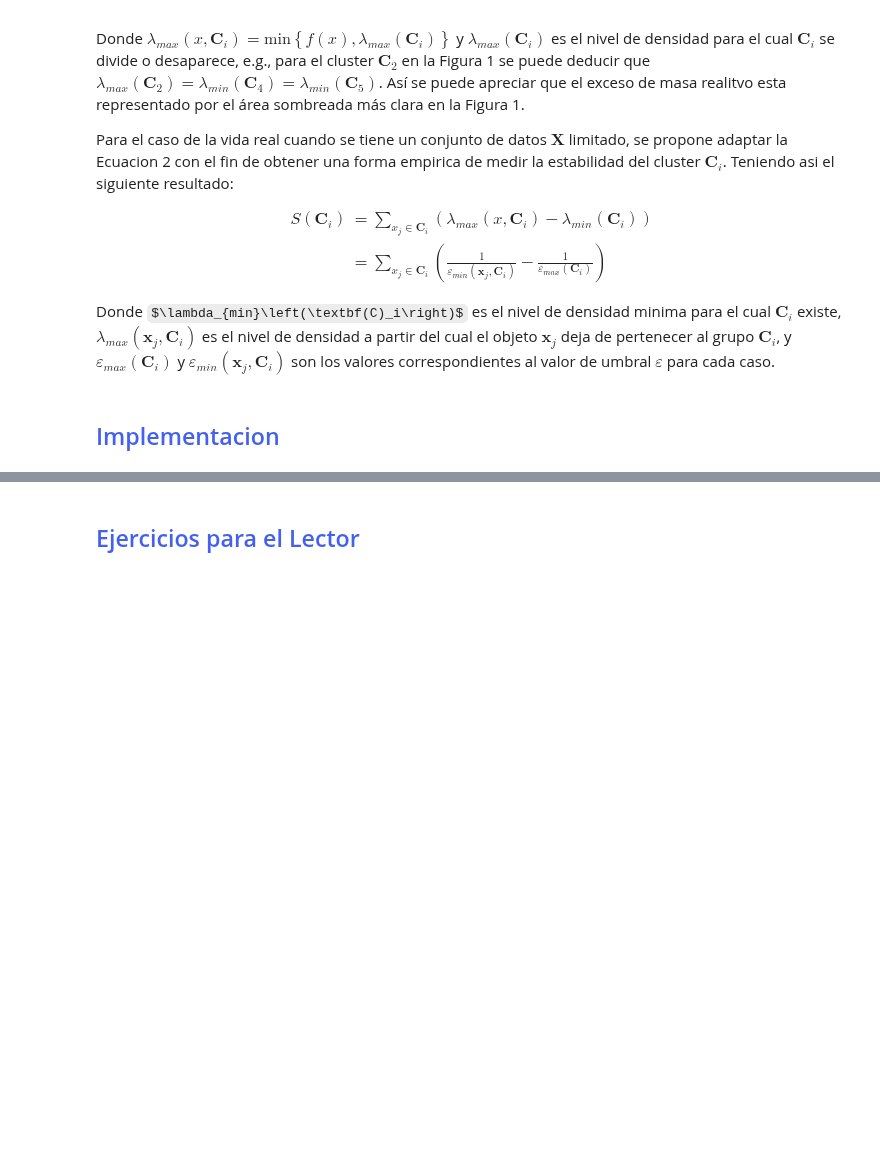
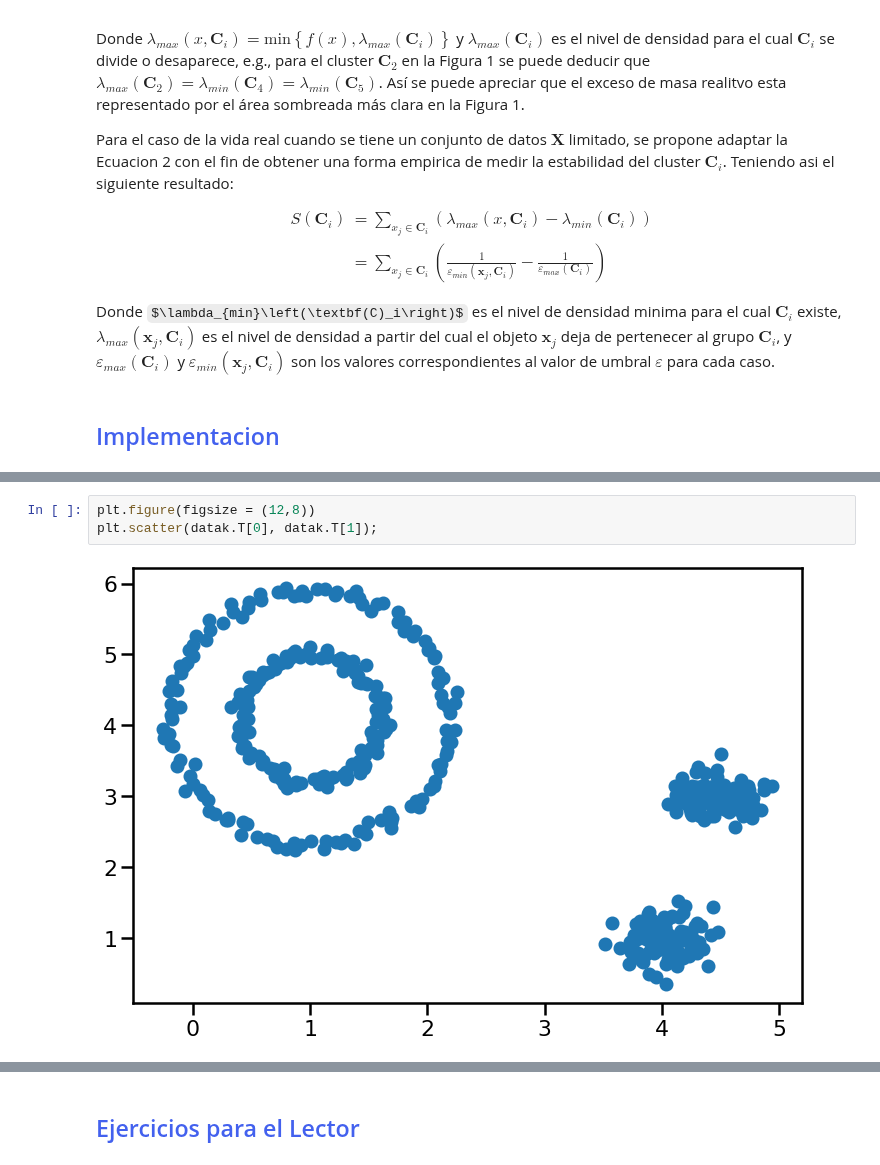
Before and after one commit to Datavaid/HDBSCAN, a Jupyter notebook: HDBSCAN.ipynb, the cells around one changed output, grey strips where cells are left out. Drawn from its saved outputs; the diff is of its cells as text; some formulas as TeX source; blank space fills up the shorter version.

```diff
--- a/HDBSCAN.ipynb
+++ b/HDBSCAN.ipynb
@@ -89,0 +204,5 @@ Donde $\lambda_{min}\left(\textbf(C)_i\right)$ es el nivel de densidad minima pa
+# %%
+plt.figure(figsize = (12,8))
+plt.scatter(datak.T[0], datak.T[1]);
+# %% [output]
+[figure, added]
```
Also changed, not shown: parts of 39 cells of this notebook.
